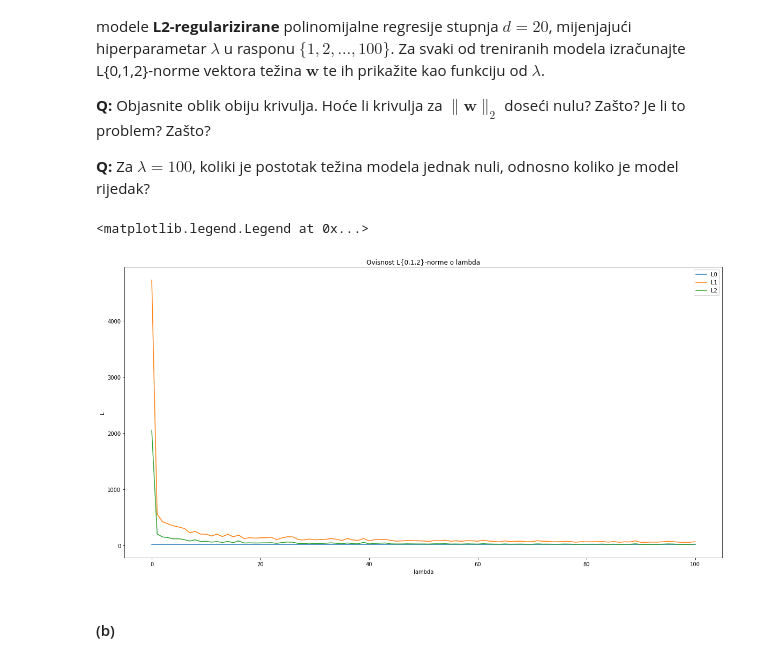
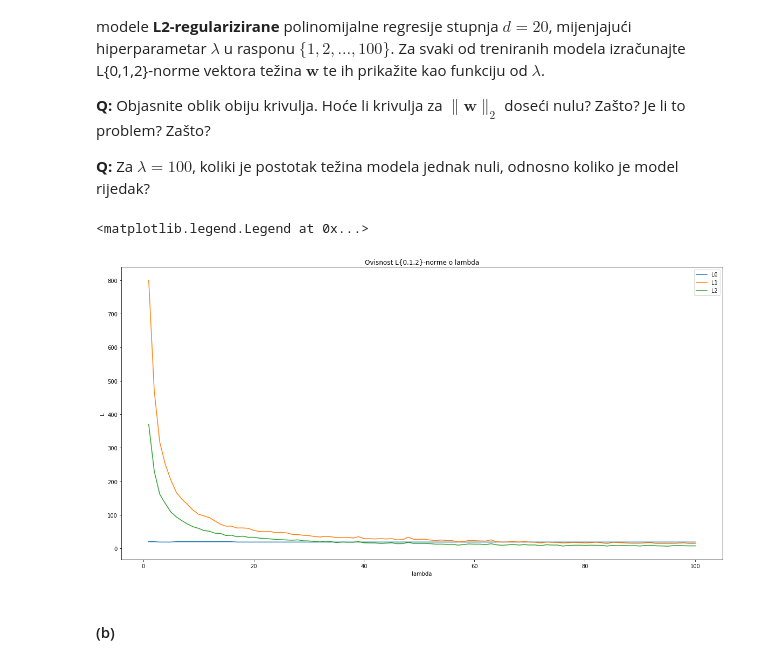
Before and after one commit to FikaCro/FER_strojno_ucenje, a Jupyter notebook: 1.ipynb, the cells around one changed output. Cells and saved outputs as stored; diff of their text form; code cells hidden in the pictures.

```diff
--- a/1.ipynb
+++ b/1.ipynb
@@ -515,7 +514,7 @@ from sklearn.linear_model import Ridge
 from sklearn.linear_model import Lasso
 
 d_6a = 20
-lambd_6a = range(0,101)
+lambd_6a = range(1,101)
 
 diag_6a = eye(d_6a+1)
 diag_6a[0][0] = 0
@@ -525,34 +524,34 @@ poly_6a = PolynomialFeatures(degree=d_6a, include_bias=True)
 L0_norm_6a = []
 L1_norm_6a = []
 L2_norm_6a = []
 
 figure(figsize=(20,10))
 plt.title('Ovisnost L{0,1,2}-norme o lambda')
 plt.xlabel('lambda')
 plt.ylabel('L')
 
 for lam in lambd_6a:
     phi_train_6a = poly_6a.fit_transform(X_train_3b.reshape(-1, 1))
     phi_test_6a = poly_6a.fit_transform(X_test_3b.reshape(-1, 1))
 
     w_train_6a = dot(dot(linalg.inv(dot(phi_train_6a.T, phi_train_6a)+lam*diag_6a), phi_train_6a.T), y_train_3b)
     w_train_6a[0] = 0
 
     L0 = nonzeroes(w_train_6a)
     L1 = sum(abs(w_train_6a))
     L2 = sqrt(dot(w_train_6a.T, w_train_6a))
 
     L2_norm_6a.append(L2)
     L1_norm_6a.append(L1)
     L0_norm_6a.append(L0)
 
 plot(lambd_6a, L0_norm_6a)
 plot(lambd_6a, L1_norm_6a)
 plot(lambd_6a, L2_norm_6a)
 legend(['L0', 'L1', 'L2'], loc='best')
 # %% [output]
 <matplotlib.legend.Legend at 0x...>
-[figure, old version]
+[figure, new version]
 # %% [markdown]
 #### (b)
 # %% [markdown]
```
Also changed, not shown: parts of 8 cells of this notebook.
